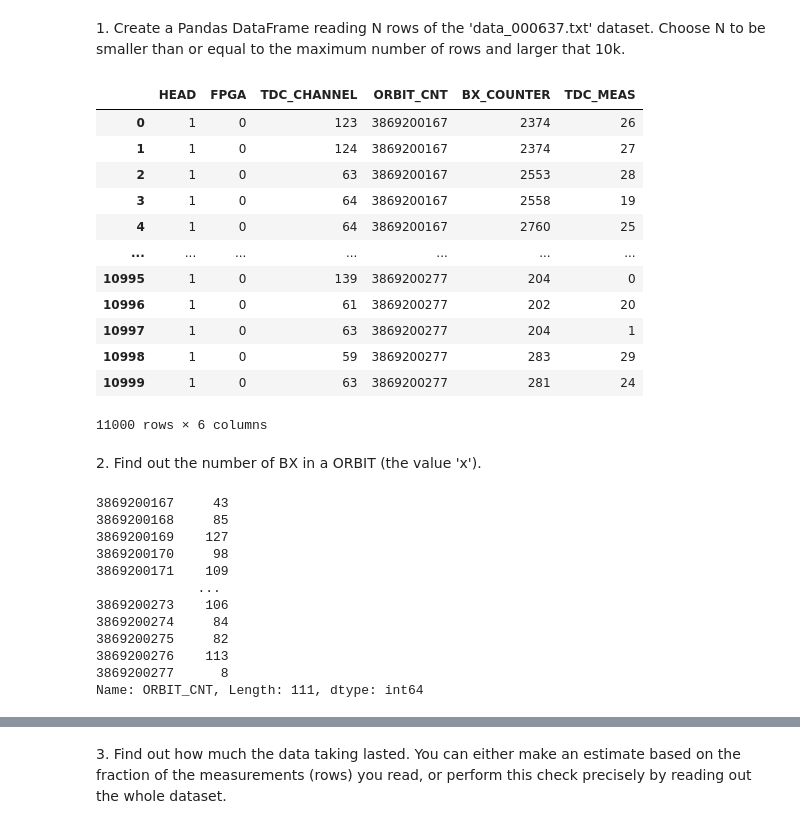
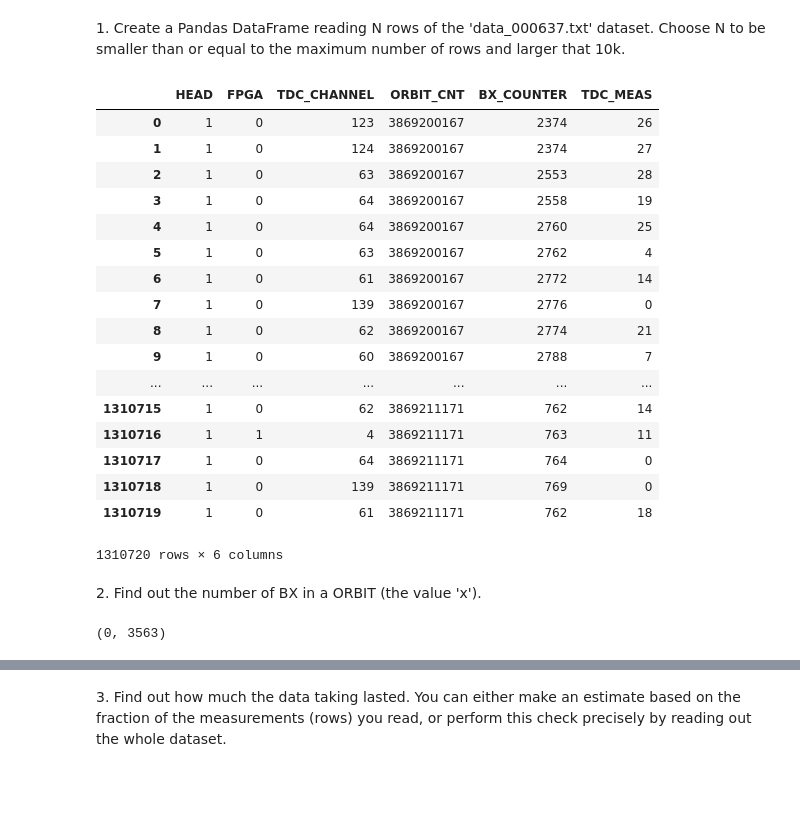
Before and after one commit to tommaso-bertola/LaboratoryOfComputationalPhysics_Y5, a Jupyter notebook: 06ex_Pandas.ipynb, the cells around one changed output, grey strips where cells are left out. Saved outputs shown, nothing was run; the diff lists cells and outputs as text; code cells hidden in the pictures; blank space fills up the shorter version.

```diff
--- a/06ex_Pandas.ipynb
+++ b/06ex_Pandas.ipynb
@@ -13,34 +16,28 @@ import numpy as np
 # %%
-df=pd.read_csv('/home/tom/data/data_000637.txt', nrows=11000)
+df=pd.read_csv('~/data/data_000637.txt')
 df
 # %% [output]
 |  | HEAD | FPGA | TDC_CHANNEL | ORBIT_CNT | BX_COUNTER | TDC_MEAS |
 | 0 | 1 | 0 | 123 | 3869200167 | 2374 | 26 |
 | 1 | 1 | 0 | 124 | 3869200167 | 2374 | 27 |
 | 2 | 1 | 0 | 63 | 3869200167 | 2553 | 28 |
 | 3 | 1 | 0 | 64 | 3869200167 | 2558 | 19 |
 | 4 | 1 | 0 | 64 | 3869200167 | 2760 | 25 |
+| 5 | 1 | 0 | 63 | 3869200167 | 2762 | 4 |
+| 6 | 1 | 0 | 61 | 3869200167 | 2772 | 14 |
+| 7 | 1 | 0 | 139 | 3869200167 | 2776 | 0 |
+| 8 | 1 | 0 | 62 | 3869200167 | 2774 | 21 |
+| 9 | 1 | 0 | 60 | 3869200167 | 2788 | 7 |
 | ... | ... | ... | ... | ... | ... | ... |
-| 10995 | 1 | 0 | 139 | 3869200277 | 204 | 0 |
-| 10996 | 1 | 0 | 61 | 3869200277 | 202 | 20 |
-| 10997 | 1 | 0 | 63 | 3869200277 | 204 | 1 |
-| 10998 | 1 | 0 | 59 | 3869200277 | 283 | 29 |
-| 10999 | 1 | 0 | 63 | 3869200277 | 281 | 24 |
+| 1310715 | 1 | 0 | 62 | 3869211171 | 762 | 14 |
+| 1310716 | 1 | 1 | 4 | 3869211171 | 763 | 11 |
+| 1310717 | 1 | 0 | 64 | 3869211171 | 764 | 0 |
+| 1310718 | 1 | 0 | 139 | 3869211171 | 769 | 0 |
+| 1310719 | 1 | 0 | 61 | 3869211171 | 762 | 18 |
-11000 rows × 6 columns
+1310720 rows × 6 columns
 # %% [markdown]
 2\. Find out the number of BX in a ORBIT (the value 'x').
-# %%
-df['ORBIT_CNT'].value_counts().sort_index()
-# %% [output]
-3869200167     43
-3869200168     85
-3869200169    127
-3869200170     98
-3869200171    109
-             ...
-3869200273    106
-3869200274     84
-3869200275     82
-3869200276    113
-3869200277      8
-Name: ORBIT_CNT, Length: 111, dtype: int64
+# %%
+df['BX_COUNTER'].min(), df['BX_COUNTER'].max()
+# %% [output]
+(0, 3563)
```
Also changed, not shown: parts of 13 cells of this notebook, 1 other file.
